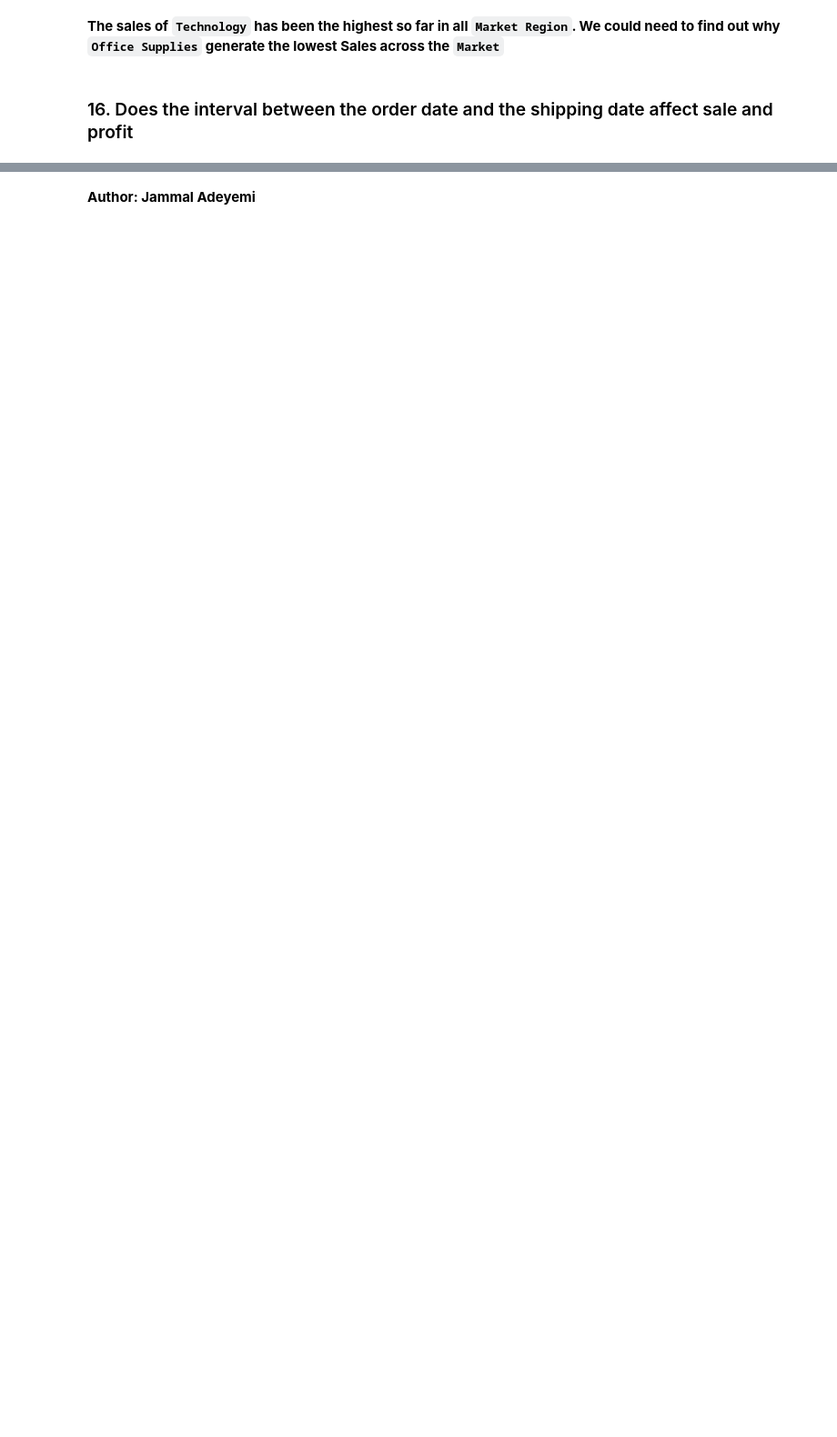
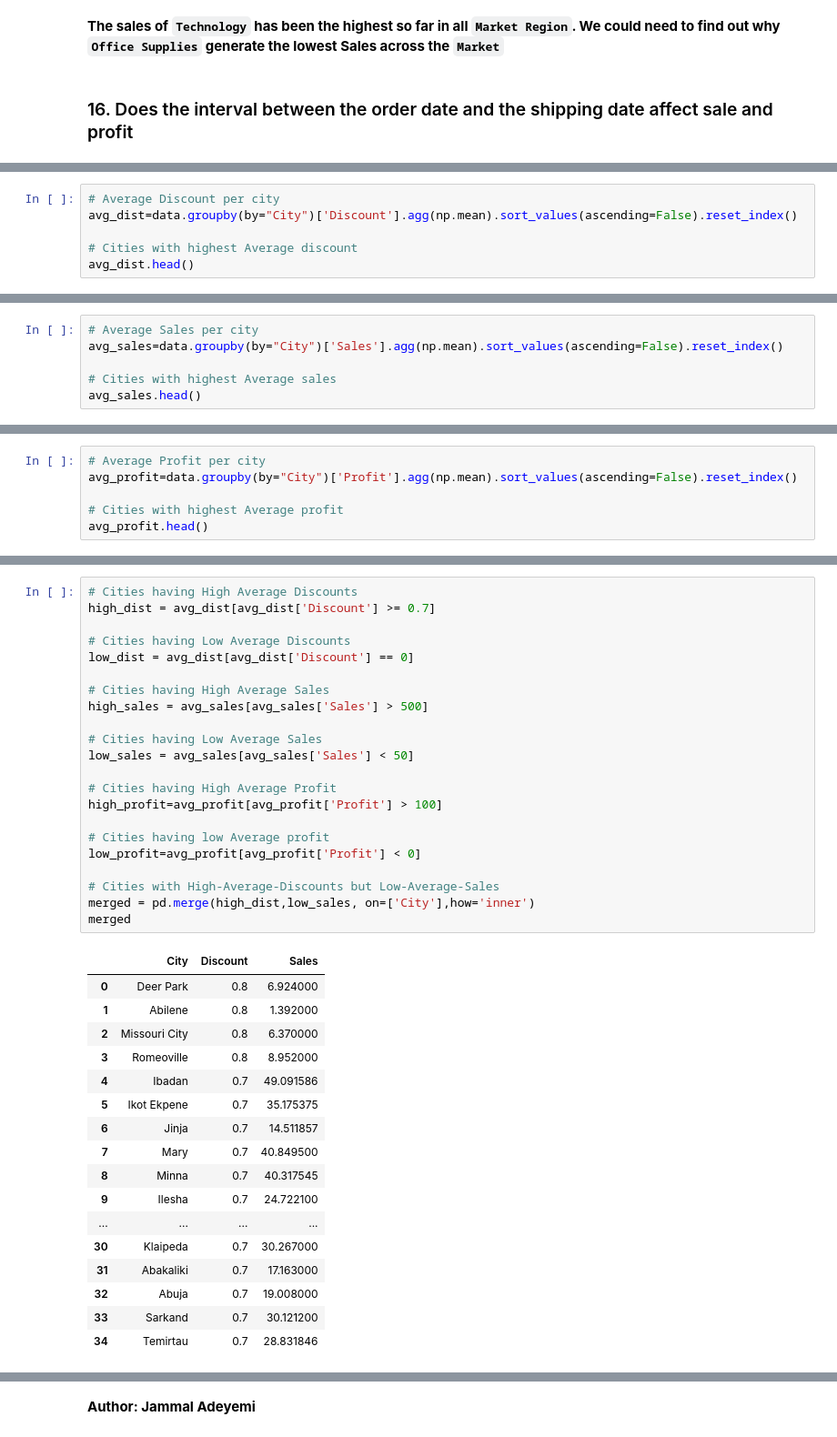
Before and after one commit to Jammal7/Introduction_to_Data_Science, a Jupyter notebook: Blossom Academy Fellowship/EDA/Mini Project/Mid-Course Project (Data Analysis Project).ipynb, the cells around one changed output, grey strips where cells are left out. Shown at 91% size. Drawn from its saved outputs; the diff is of its cells as text; blank space fills up the shorter version.

```diff
--- a/Blossom Academy Fellowship/EDA/Mini Project/Mid-Course Project (Data Analysis Project).ipynb
+++ b/Blossom Academy Fellowship/EDA/Mini Project/Mid-Course Project (Data Analysis Project).ipynb
@@ -481,0 +492,6 @@ plt.show()
+# %%
+# Average Discount per city
+avg_dist=data.groupby(by="City")['Discount'].agg(np.mean).sort_values(ascending=False).reset_index()
+
+# Cities with highest Average discount
+avg_dist.head()
@@ -481,0 +505,6 @@ plt.show()
+# %%
+# Average Sales per city
+avg_sales=data.groupby(by="City")['Sales'].agg(np.mean).sort_values(ascending=False).reset_index()
+
+# Cities with highest Average sales
+avg_sales.head()
@@ -481,0 +518,6 @@ plt.show()
+# %%
+# Average Profit per city
+avg_profit=data.groupby(by="City")['Profit'].agg(np.mean).sort_values(ascending=False).reset_index()
+
+# Cities with highest Average profit
+avg_profit.head()
@@ -481,0 +531,40 @@ plt.show()
+# %%
+# Cities having High Average Discounts
+high_dist = avg_dist[avg_dist['Discount'] >= 0.7]
+
+# Cities having Low Average Discounts
+low_dist = avg_dist[avg_dist['Discount'] == 0]
+
+# Cities having High Average Sales
+high_sales = avg_sales[avg_sales['Sales'] > 500]
+
+# Cities having Low Average Sales
+low_sales = avg_sales[avg_sales['Sales'] < 50]
+
+# Cities having High Average Profit
+high_profit=avg_profit[avg_profit['Profit'] > 100]
+
+# Cities having low Average profit
+low_profit=avg_profit[avg_profit['Profit'] < 0]
+
+# Cities with High-Average-Discounts but Low-Average-Sales
+merged = pd.merge(high_dist,low_sales, on=['City'],how='inner')
+merged
+# %% [output]
+|  | City | Discount | Sales |
+| 0 | Deer Park | 0.8 | 6.924000 |
+| 1 | Abilene | 0.8 | 1.392000 |
+| 2 | Missouri City | 0.8 | 6.370000 |
+| 3 | Romeoville | 0.8 | 8.952000 |
+| 4 | Ibadan | 0.7 | 49.091586 |
+| 5 | Ikot Ekpene | 0.7 | 35.175375 |
+| 6 | Jinja | 0.7 | 14.511857 |
+| 7 | Mary | 0.7 | 40.849500 |
+| 8 | Minna | 0.7 | 40.317545 |
+| 9 | Ilesha | 0.7 | 24.722100 |
+| ... | ... | ... | ... |
+| 30 | Klaipeda | 0.7 | 30.267000 |
+| 31 | Abakaliki | 0.7 | 17.163000 |
+| 32 | Abuja | 0.7 | 19.008000 |
+| 33 | Sarkand | 0.7 | 30.121200 |
+| 34 | Temirtau | 0.7 | 28.831846 |
```
Also changed, not shown: parts of 8 cells of this notebook.
